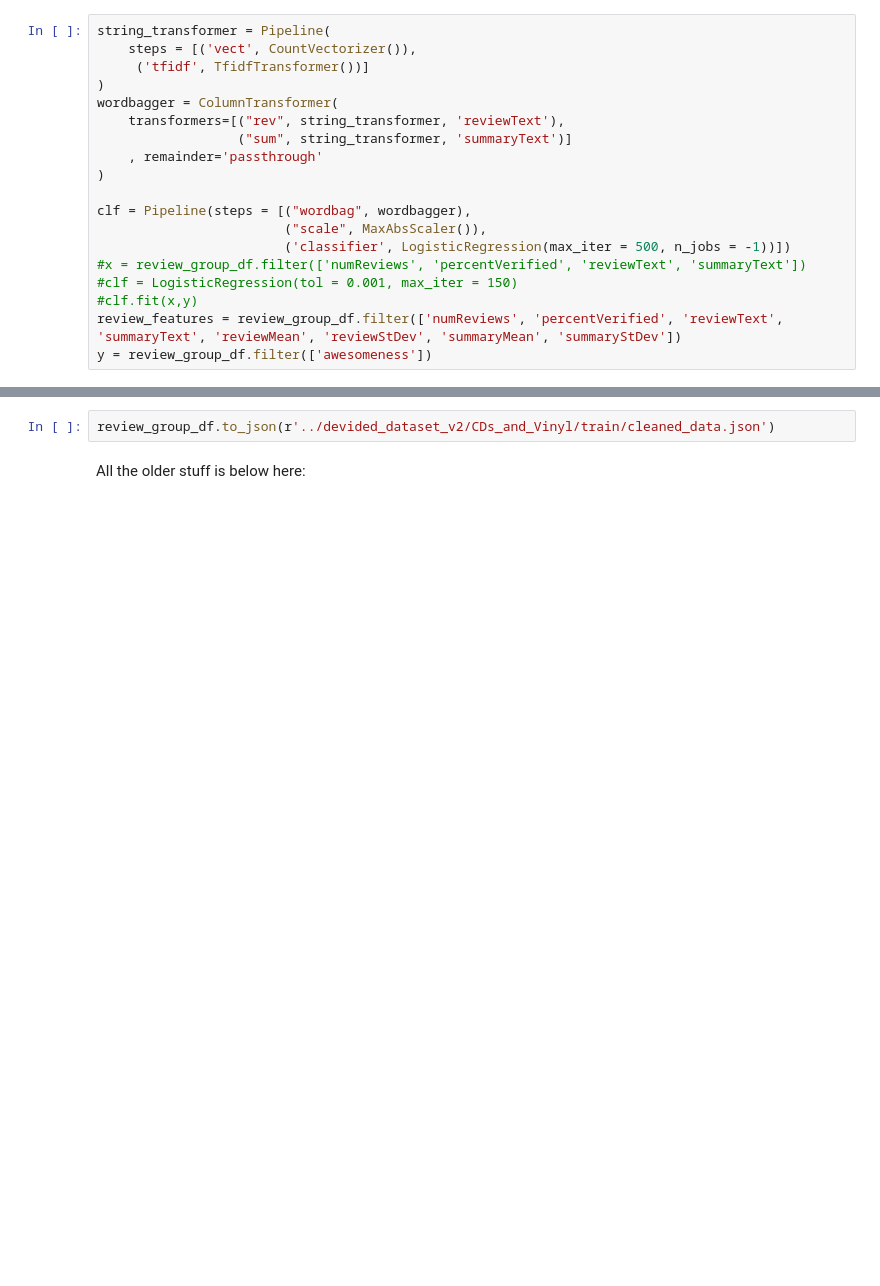
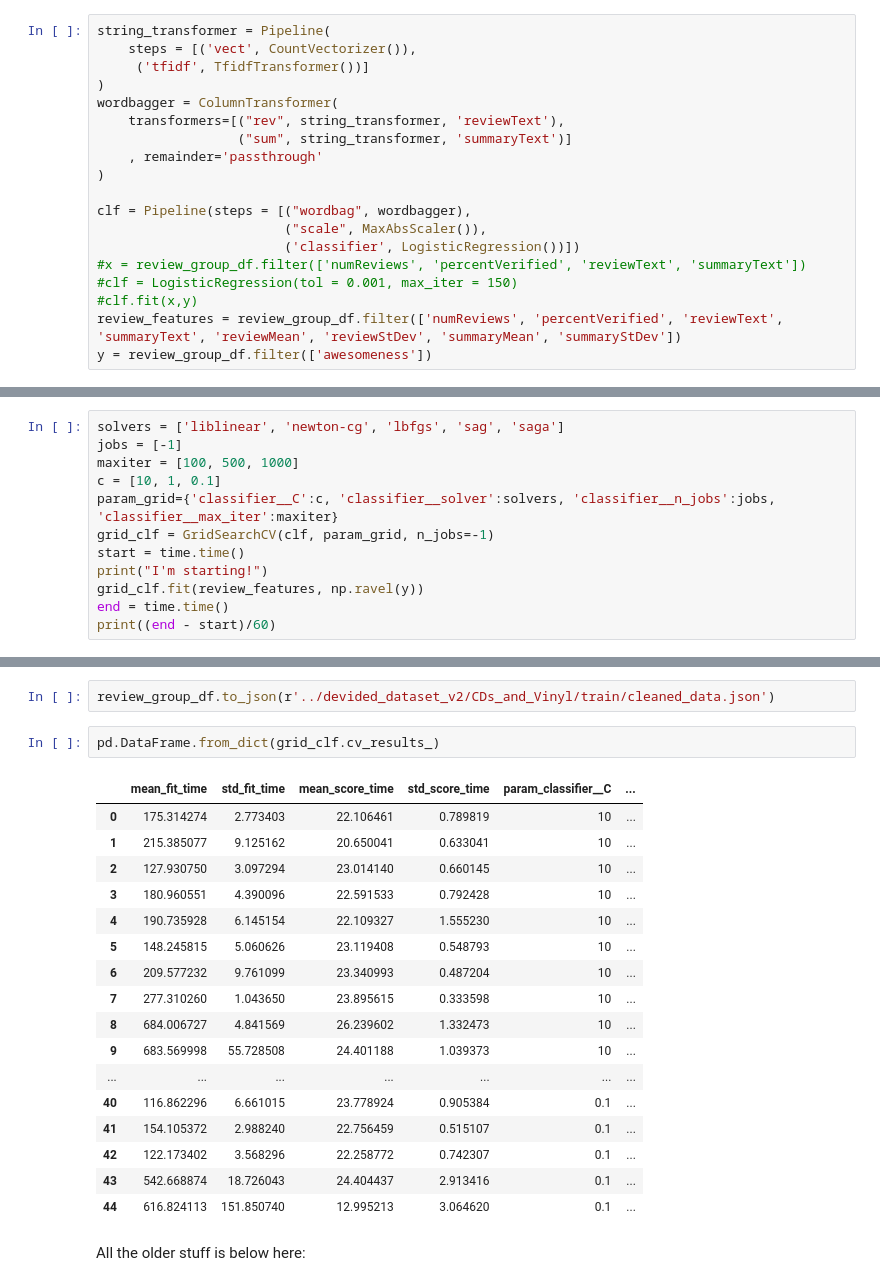
Before and after one commit to ajwca19/cs349-project, a Jupyter notebook: Review_Awesomeness_Model.ipynb, the cells around one changed output, grey strips where cells are left out. Drawn from its saved outputs; the diff is of its cells as text; blank space fills up the shorter version.

```diff
--- a/Review_Awesomeness_Model.ipynb
+++ b/Review_Awesomeness_Model.ipynb
@@ -157,7 +158,7 @@ wordbagger = ColumnTransformer(
 
 clf = Pipeline(steps = [("wordbag", wordbagger),
                         ("scale", MaxAbsScaler()),
-                        ('classifier', LogisticRegression(max_iter = 500, n_jobs = -1))])
+                        ('classifier', LogisticRegression())])
 #x = review_group_df.filter(['numReviews', 'percentVerified', 'reviewText', 'summaryText'])
 #clf = LogisticRegression(tol = 0.001, max_iter = 150)
 #clf.fit(x,y)
@@ -182,3 +183,15 @@ print(statistics.stdev(cv10_results))
  0.5980225  0.59388455 0.60158732 0.59915846]
 0.5956890998494448
 0.004241979371480074
+# %%
+solvers = ['liblinear', 'newton-cg', 'lbfgs', 'sag', 'saga']
+jobs = [-1]
+maxiter = [100, 500, 1000]
+c = [10, 1, 0.1]
+param_grid={'classifier__C':c, 'classifier__solver':solvers, 'classifier__n_jobs':jobs, 'classifier__max_iter':maxiter}
+grid_clf = GridSearchCV(clf, param_grid, n_jobs=-1)
+start = time.time()
+print("I'm starting!")
+grid_clf.fit(review_features, np.ravel(y))
+end = time.time()
+print((end - start)/60)
@@ -185,5 +218,25 @@ print(statistics.stdev(cv10_results))
 # %%
 review_group_df.to_json(r'../devided_dataset_v2/CDs_and_Vinyl/train/cleaned_data.json')
+# %%
+pd.DataFrame.from_dict(grid_clf.cv_results_)
+# %% [output]
+|  | mean_fit_time | std_fit_time | mean_score_time | std_score_time | param_classifier__C | ... |
+| 0 | 175.314274 | 2.773403 | 22.106461 | 0.789819 | 10 | ... |
+| 1 | 215.385077 | 9.125162 | 20.650041 | 0.633041 | 10 | ... |
+| 2 | 127.930750 | 3.097294 | 23.014140 | 0.660145 | 10 | ... |
+| 3 | 180.960551 | 4.390096 | 22.591533 | 0.792428 | 10 | ... |
+| 4 | 190.735928 | 6.145154 | 22.109327 | 1.555230 | 10 | ... |
+| 5 | 148.245815 | 5.060626 | 23.119408 | 0.548793 | 10 | ... |
+| 6 | 209.577232 | 9.761099 | 23.340993 | 0.487204 | 10 | ... |
+| 7 | 277.310260 | 1.043650 | 23.895615 | 0.333598 | 10 | ... |
+| 8 | 684.006727 | 4.841569 | 26.239602 | 1.332473 | 10 | ... |
+| 9 | 683.569998 | 55.728508 | 24.401188 | 1.039373 | 10 | ... |
+| ... | ... | ... | ... | ... | ... | ... |
+| 40 | 116.862296 | 6.661015 | 23.778924 | 0.905384 | 0.1 | ... |
+| 41 | 154.105372 | 2.988240 | 22.756459 | 0.515107 | 0.1 | ... |
+| 42 | 122.173402 | 3.568296 | 22.258772 | 0.742307 | 0.1 | ... |
+| 43 | 542.668874 | 18.726043 | 24.404437 | 2.913416 | 0.1 | ... |
+| 44 | 616.824113 | 151.850740 | 12.995213 | 3.064620 | 0.1 | ... |
 # %% [markdown]
 All the older stuff is below here:
 # %%
```
Also changed, not shown: parts of 2 cells of this notebook.
